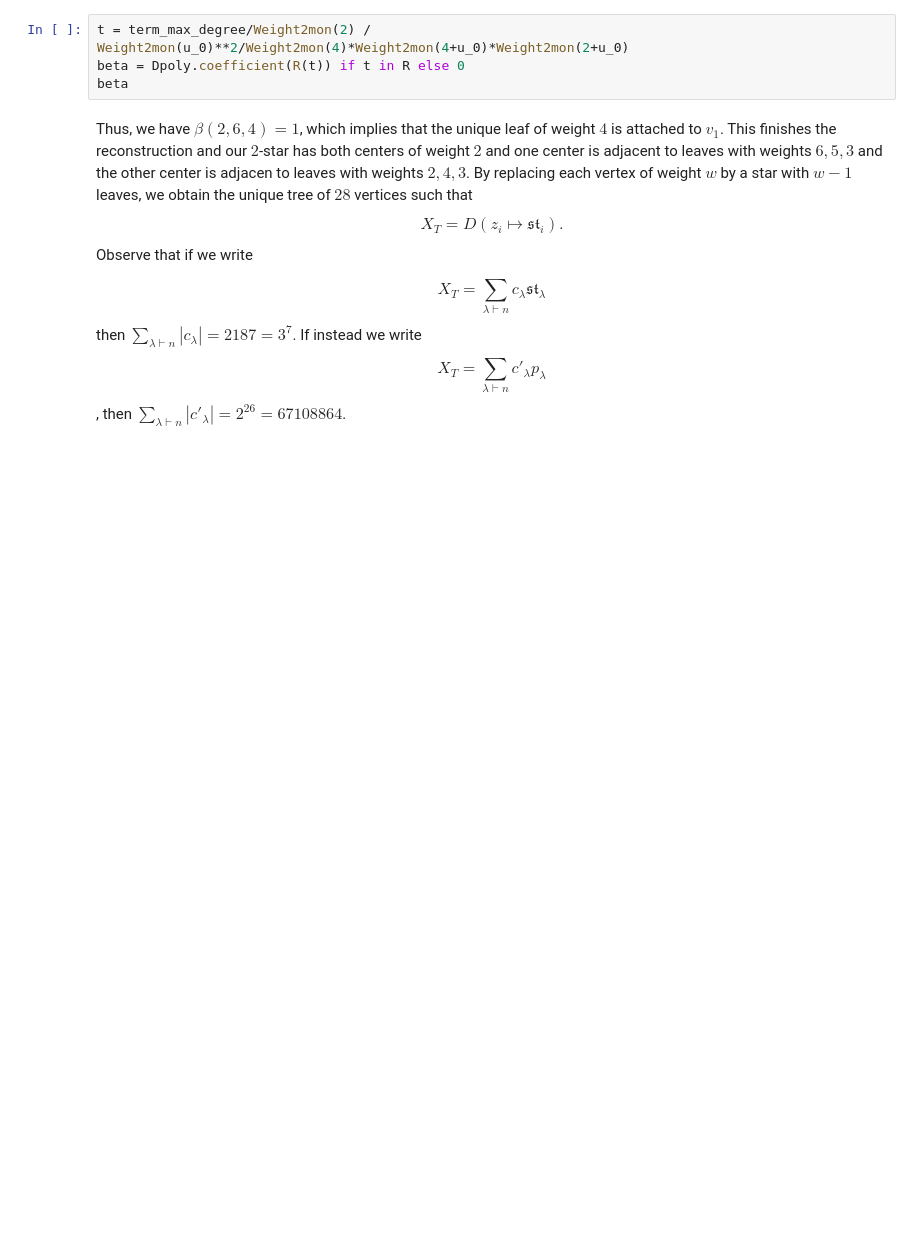
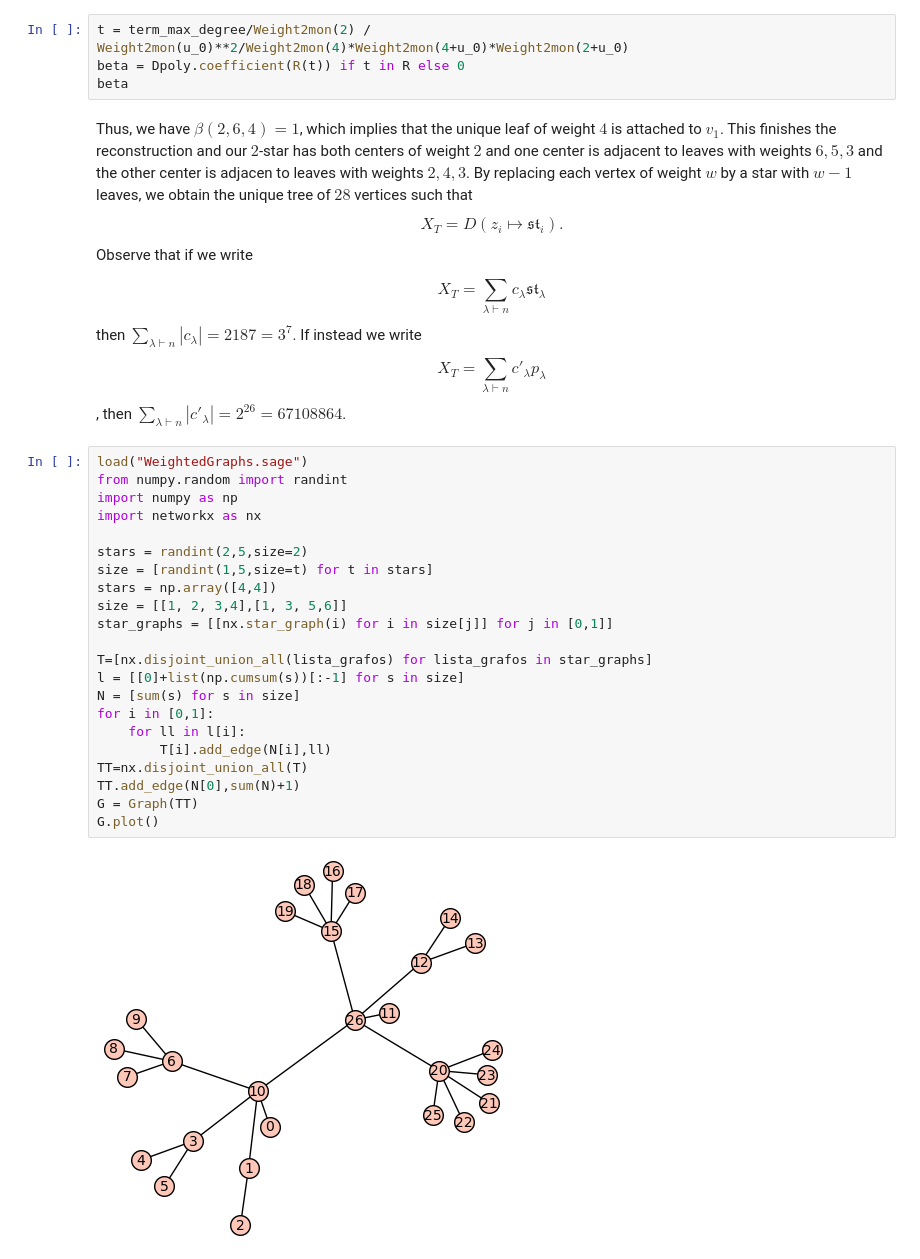
Before and after one commit to jaliste/marked_graphs_one, a Jupyter notebook: ExampleBiStarPaper.ipynb, the cells around one changed output. Cells and saved outputs as stored; diff of their text form; blank space fills up the shorter version.

```diff
--- a/ExampleBiStarPaper.ipynb
+++ b/ExampleBiStarPaper.ipynb
@@ -169,3 +169,27 @@ $$X_T = \sum_{\lambda\vdash n}c_\lambda \mathfrak{st}_\lambda$$
 then $\sum_{\lambda\vdash n} |c_\lambda|=2187=3^7$. If instead we write
 $$X_T = \sum_{\lambda\vdash n}c'_\lambda p_\lambda$$,
 then $\sum_{\lambda\vdash n} |c'_\lambda| = 2^{26}=67108864$.
+# %%
+load("WeightedGraphs.sage")
+from numpy.random import randint
+import numpy as np
+import networkx as nx
+
+stars = randint(2,5,size=2)
+size = [randint(1,5,size=t) for t in stars]
+stars = np.array([4,4])
+size = [[1, 2, 3,4],[1, 3, 5,6]]
+star_graphs = [[nx.star_graph(i) for i in size[j]] for j in [0,1]]
+
+T=[nx.disjoint_union_all(lista_grafos) for lista_grafos in star_graphs]
+l = [[0]+list(np.cumsum(s))[:-1] for s in size]
+N = [sum(s) for s in size]
+for i in [0,1]:
+    for ll in l[i]:
+        T[i].add_edge(N[i],ll)
+TT=nx.disjoint_union_all(T)
+TT.add_edge(N[0],sum(N)+1)
+G = Graph(TT)
+G.plot()
+# %% [output]
+[figure, added]
```
Also changed, not shown: parts of 4 cells of this notebook, 2 other files.
